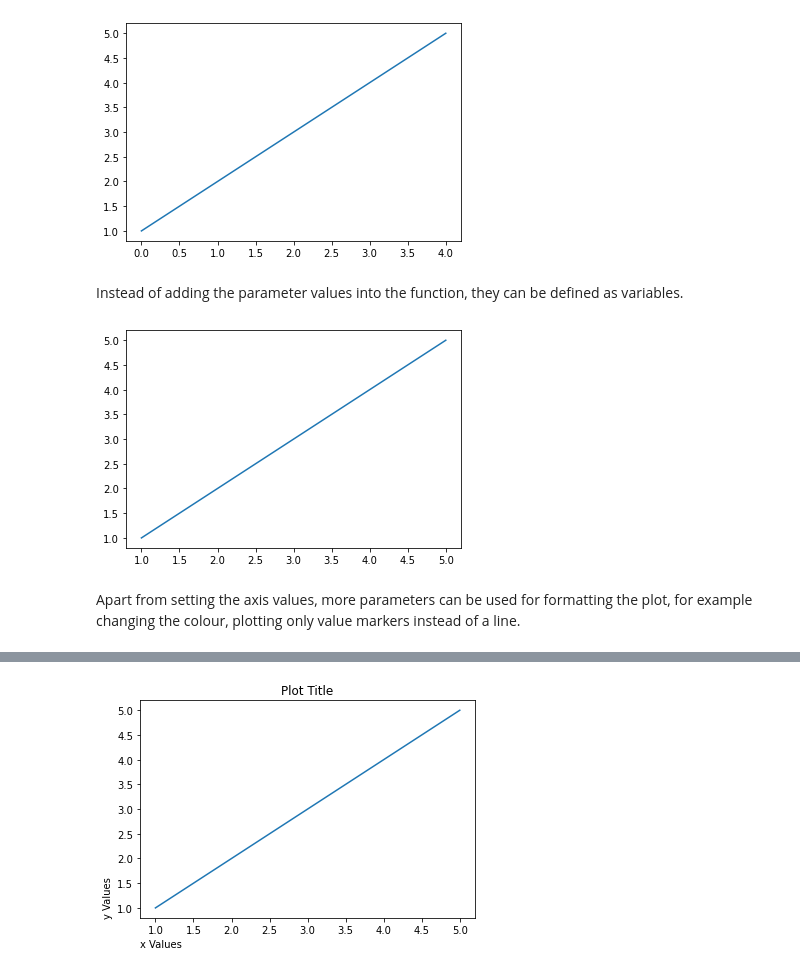
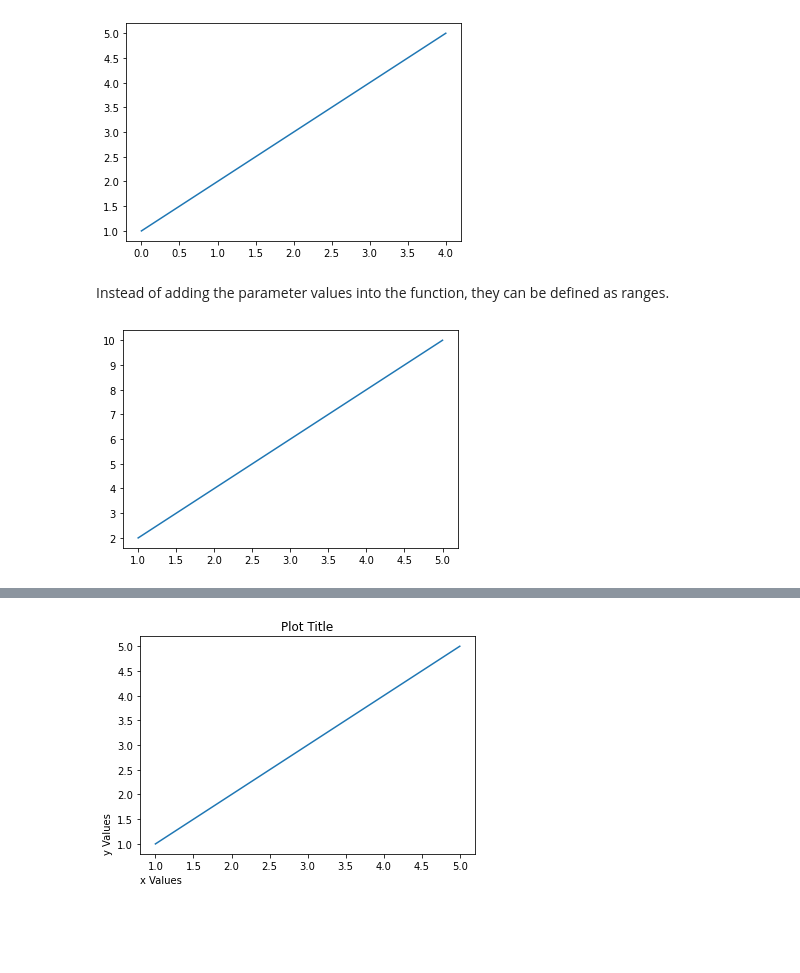
Before and after one commit to ssteffens/fundamentals-data-analysis-assessment, a Jupyter notebook: pyplot.ipynb, the cells around one changed output, grey strips where cells are left out. Drawn from its saved outputs; the diff is of its cells as text; code cells hidden in the pictures; blank space fills up the shorter version.

```diff
--- a/pyplot.ipynb
+++ b/pyplot.ipynb
@@ -79,16 +94,17 @@ plt.show()
 # %% [output]
 [figure]
 # %% [markdown]
-Instead of adding the parameter values into the function, they can be defined as variables.
+Instead of adding the parameter values into the function, they can be defined as ranges.
 # %%
-# Defining arrays for x and y values
-x = [1, 2, 3, 4, 5]
-y = [1, 2, 3, 4, 5]
+# Importing Numpy
+import numpy as np
+
+# Defining ranges for x and y values
+x = np.arange(1,6)
+y = np.arange(2,12,2)
 
 # Plotting the x and y values defined above
 plt.plot(x, y)
 plt.show()
 # %% [output]
-[figure, old version]
+[figure, new version]
-# %% [markdown]
-Apart from setting the axis values, more parameters can be used for formatting the plot, for example changing the colour, plotting only value markers instead of a line.
```
Also changed, not shown: parts of 43 cells of this notebook.
